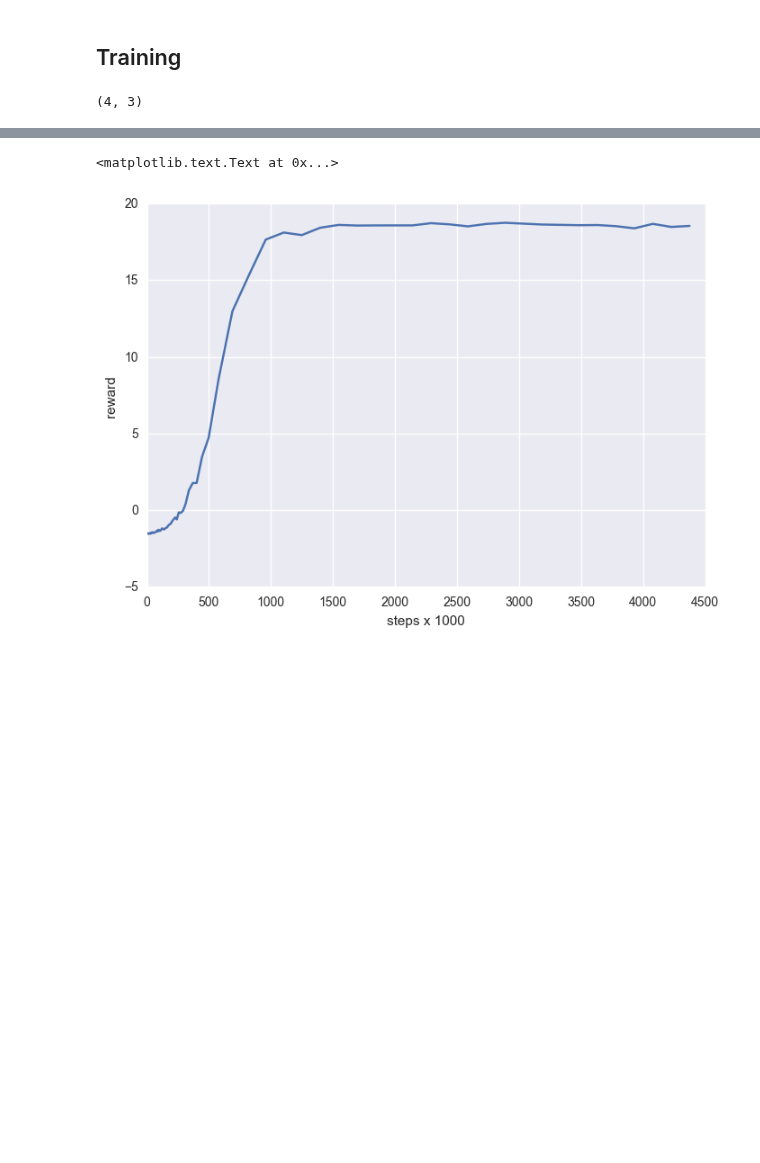
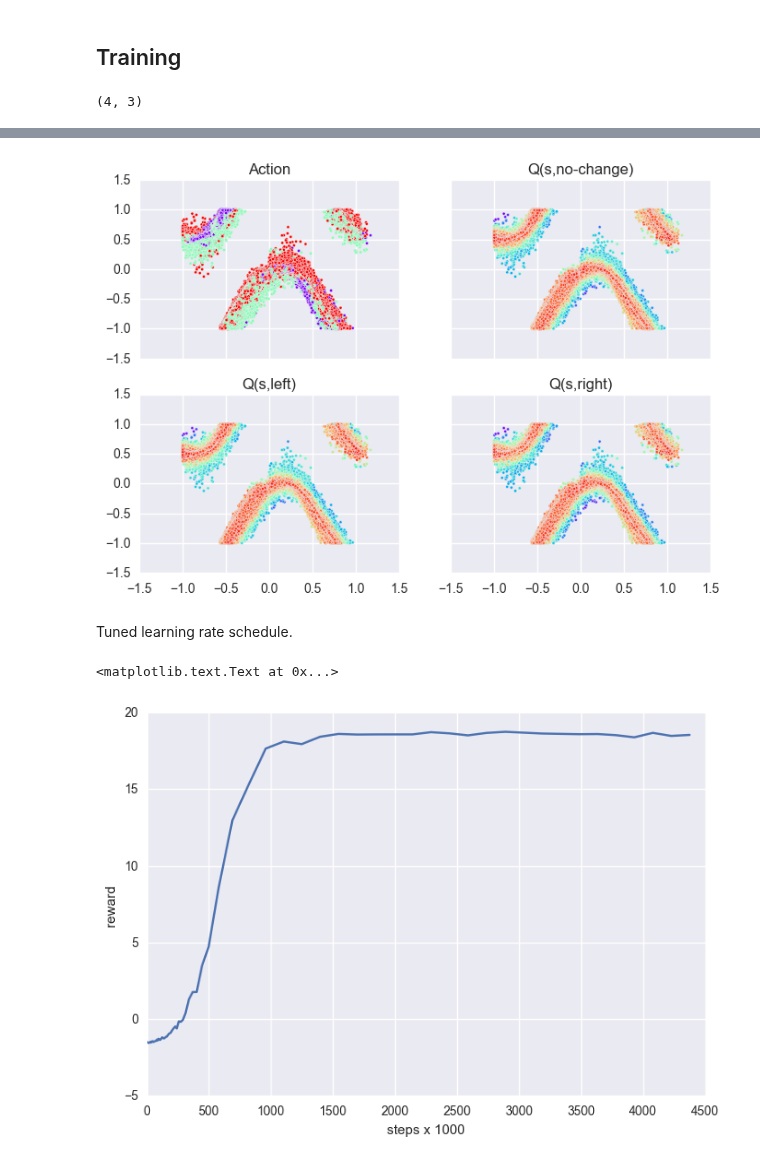
Before and after one commit to jcsharp/DriveIt, a Jupyter notebook: Model-Train.ipynb, the cells around one changed output, grey strips where cells are left out. Saved outputs shown, nothing was run; the diff lists cells and outputs as text; code cells hidden in the pictures; blank space fills up the shorter version.

Commit message:
Tuned learning rate.

```diff
--- a/Model-Train.ipynb
+++ b/Model-Train.ipynb
@@ -400,3 +416,9 @@ plt.xlabel('steps x 1000');plt.ylabel('reward')
+# %%
+cloud_plot(n=50000, size=5)
+# %% [output]
+[figure, added]
+# %% [markdown]
+Tuned learning rate schedule.
 # %%
 plt.plot([e[0]/1000 for e in episodes], [e[1] for e in episodes])
 plt.xlabel('steps x 1000');plt.ylabel('reward')
```
Also changed, not shown: parts of 7 cells of this notebook, 3 other files.
